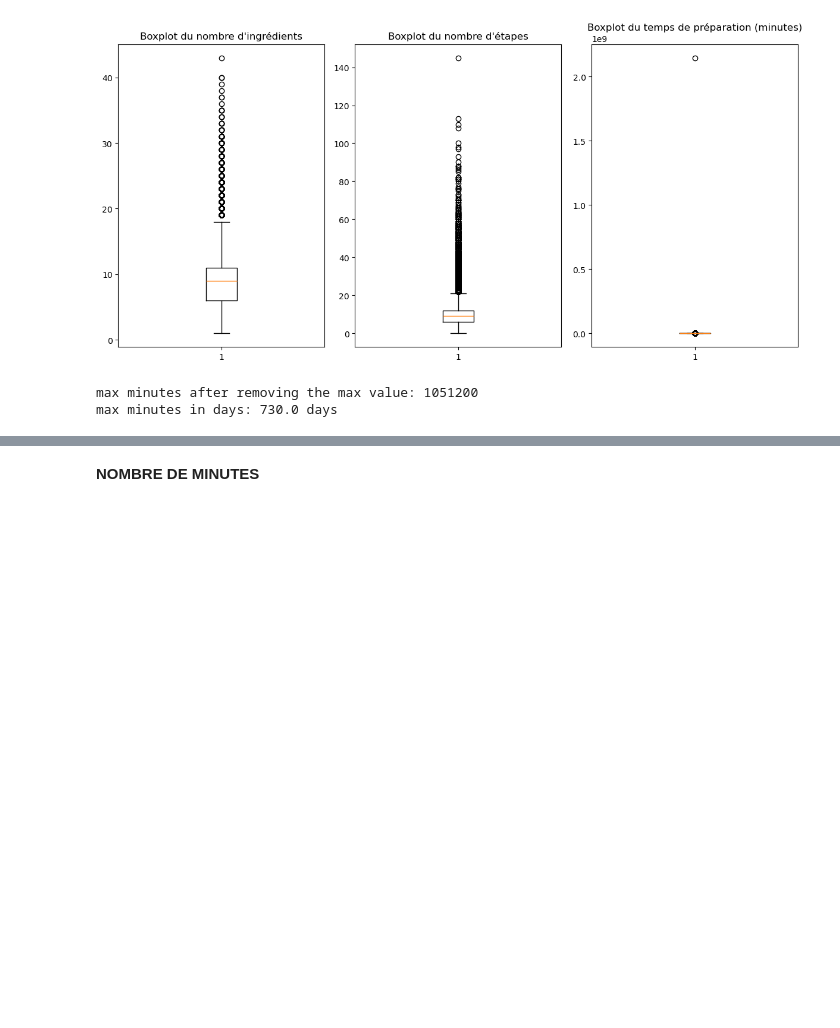
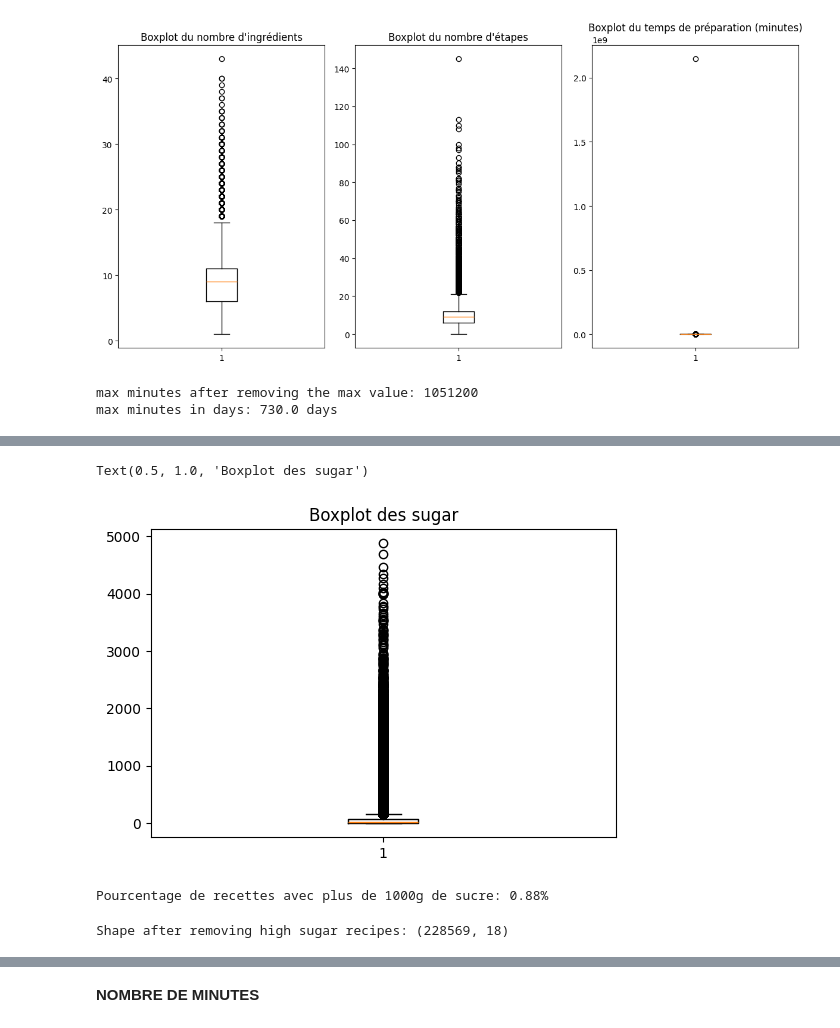
Before and after one commit to DjNaGuRo/MangeTaMain, a Jupyter notebook: MangeTaMain.ipynb, the cells around one changed output, grey strips where cells are left out. Cells and saved outputs as stored; diff of their text form; code cells hidden in the pictures; blank space fills up the shorter version.

```diff
--- a/MangeTaMain.ipynb
+++ b/MangeTaMain.ipynb
@@ -313,0 +343,22 @@ df_pp_raw_recipes.shape
+# %%
+#recherche des outliers dans la colonne sugar
+plt.figure(figsize=(6, 4))
+plt.boxplot(df_pp_raw_recipes_cleaned["sugar"])
+plt.title("Boxplot des sugar")
+# %% [output]
+Text(0.5, 1.0, 'Boxplot des sugar')
+[figure, added]
+# %%
+#pourcentage de recettes avec sugar > 1000
+high_sugar_threshold = 1000
+high_sugar_recipes = df_pp_raw_recipes_cleaned[df_pp_raw_recipes_cleaned["sugar"] > high_sugar_threshold]
+percentage_high_sugar = (len(high_sugar_recipes) / len(df_pp_raw_recipes_cleaned)) * 100
+print(f"Pourcentage de recettes avec plus de {high_sugar_threshold}g de sucre: {percentage_high_sugar:.2f}%")
+# %% [output]
+Pourcentage de recettes avec plus de 1000g de sucre: 0.88%
+# %%
+#suppression des recettes avec sucres > 1000
+df_pp_raw_recipes_cleaned = df_pp_raw_recipes_cleaned[df_pp_raw_recipes_cleaned["sugar"] <= high_sugar_threshold]
+print("Shape after removing high sugar recipes:", df_pp_raw_recipes_cleaned.shape)
+# %% [output]
+Shape after removing high sugar recipes: (228569, 18)
```
Also changed, not shown: parts of 50 cells of this notebook.
